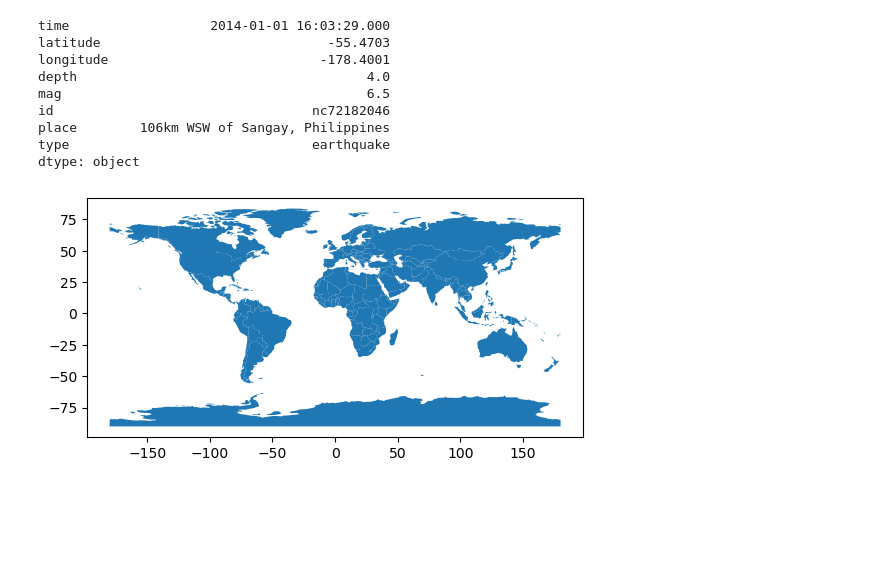
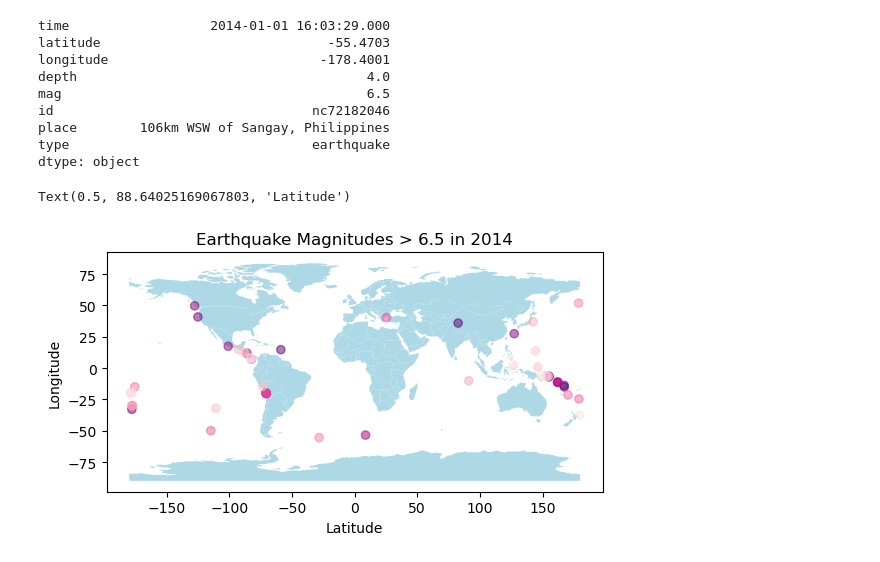
Before and after one commit to oregel714/earthquake-branching, a Jupyter notebook: section-5-earthquakes.ipynb, the cells around one changed output. Drawn from its saved outputs; the diff is of its cells as text; code cells hidden in the pictures; blank space fills up the shorter version.

```diff
--- a/section-5-earthquakes.ipynb
+++ b/section-5-earthquakes.ipynb
@@ -55,6 +55,17 @@ geodf = gpd.GeoDataFrame(filtered, geometry = points, crs = 'EPSG:4326')
 # %%
 fig, ax = plt.subplots()
 
-data2.plot(ax = ax);
+data2.plot(ax = ax,
+           color = 'lightblue')
+
+geodf.plot(ax= ax,
+          alpha = 0.5,
+          c = 'mag',
+          cmap = 'RdPu_r')
+
+ax.set_title('Earthquake Magnitudes > 6.5 in 2014')
+ax.set_ylabel('Longitude')
+ax.set_xlabel('Latitude')
 # %% [output]
+Text(0.5, 88.64025169067803, 'Latitude')
-[figure, old version]
+[figure, new version]
```
